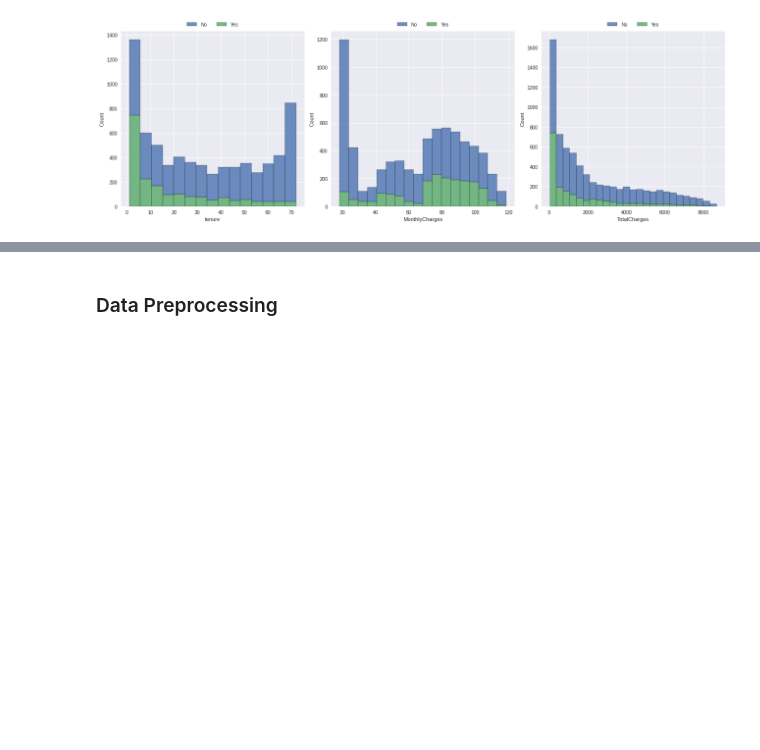
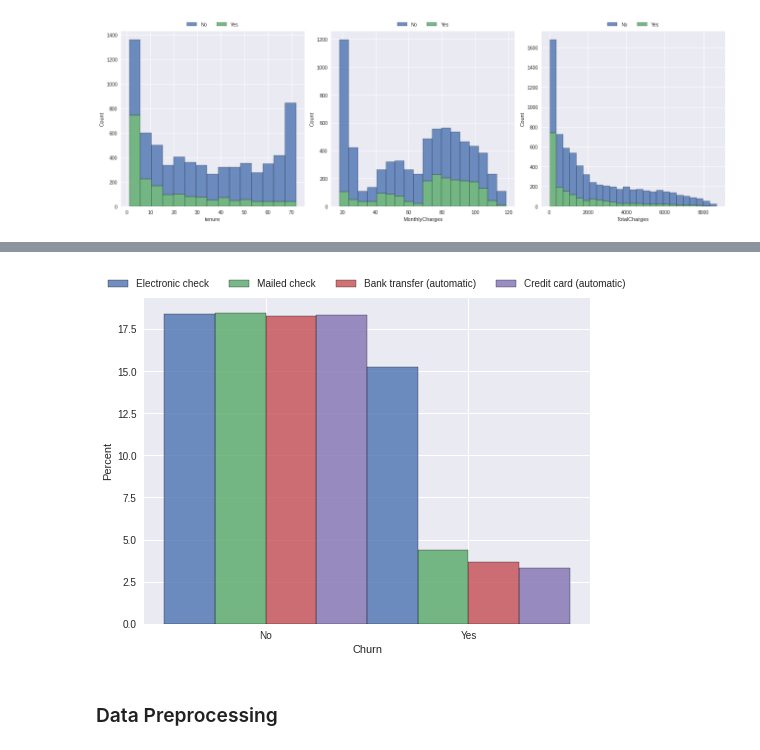
Before and after one commit to 0raghad/churn, a Jupyter notebook: churn.ipynb, the cells around one changed output, grey strips where cells are left out. Drawn from its saved outputs; the diff is of its cells as text; code cells hidden in the pictures; blank space fills up the shorter version.

```diff
--- a/churn.ipynb
+++ b/churn.ipynb
@@ -243,2 +223,12 @@ plt.show()
+# %%
+fig, ax = plt.subplots(figsize=(8, 6))
+
+sns.histplot(data=df, x='Churn', hue='PaymentMethod', stat='percent', multiple='dodge', ax=ax, binwidth=1, alpha=0.8 )
+sns.move_legend(ax, "lower center", bbox_to_anchor=(0.5, 1), ncol=4, title='', frameon=False )
+
+sns.despine()
+plt.show()
+# %% [output]
+[figure, added]
 # %% [markdown]
 ###  Data Preprocessing
```
Also changed, not shown: parts of 22 cells of this notebook.
